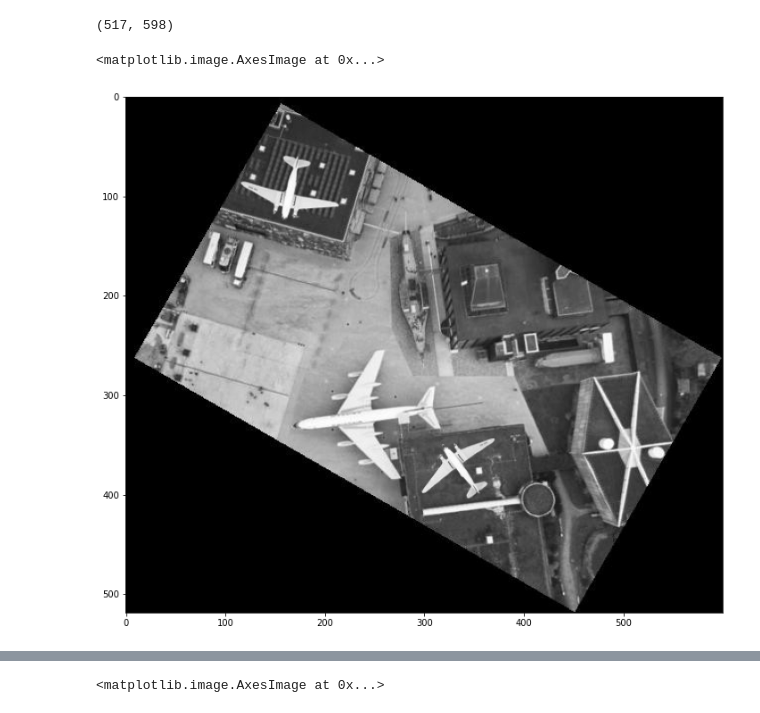
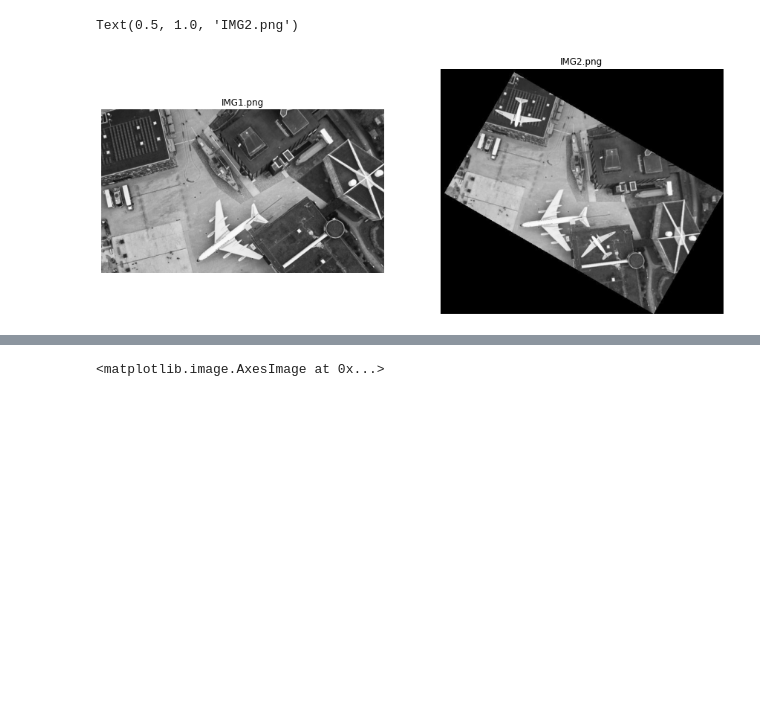
Before and after one commit to arunima101/Image-Processing-EE5175, a Jupyter notebook: Lab_2/PA(2)_EE21S062.ipynb, the cells around one changed output, grey strips where cells are left out. Drawn from its saved outputs; the diff is of its cells as text; code cells hidden in the pictures; blank space fills up the shorter version.

```diff
--- a/Lab_2/PA(2)_EE21S062.ipynb
+++ b/Lab_2/PA(2)_EE21S062.ipynb
@@ -6,13 +6,21 @@ import math as m
 from matplotlib import pyplot as plt
 %matplotlib inline
 # %%
-#Reading Images
+#Reading Images and Displaying them
 img1=cv2.imread("IMG1.png",0)
 img2=cv2.imread("IMG2.png",0)
+fig = plt.figure(figsize=(15, 12))
+fig.add_subplot(1, 2, 1)
+plt.imshow(img1,cmap='gray')
+plt.axis('off')
+plt.title("IMG1.png")
+fig.add_subplot(1, 2, 2)
+plt.imshow(img2,cmap='gray')
+plt.axis('off')
+plt.title("IMG2.png")
+# %% [output]
+Text(0.5, 1.0, 'IMG2.png')
+[figure, added]
-# %%
-img2.shape
-# %% [output]
-(517, 598)
 # %%
 c_points=np.array([[29, 124], [157, 372]])
 points=np.array([[93, 248], [328, 399]])
@@ -50,11 +58,6 @@ Hinverse=np.linalg.inv(h)# Calculating the H inverse for Target to source mappin
 x, y = np.shape(img2)
 image = np.zeros((x+2, y+2))
 image[1:-1, 1:-1] = img2
-fig = plt.figure(figsize=(12, 12))
-plt.imshow(image,cmap='gray')
-# %% [output]
-<matplotlib.image.AxesImage at 0x...>
-[figure, removed]
 # %%
 x, y = np.shape(img2)
 img3=np.zeros_like(img2)
```
Also changed, not shown: parts of 7 cells of this notebook, 2 other files.
